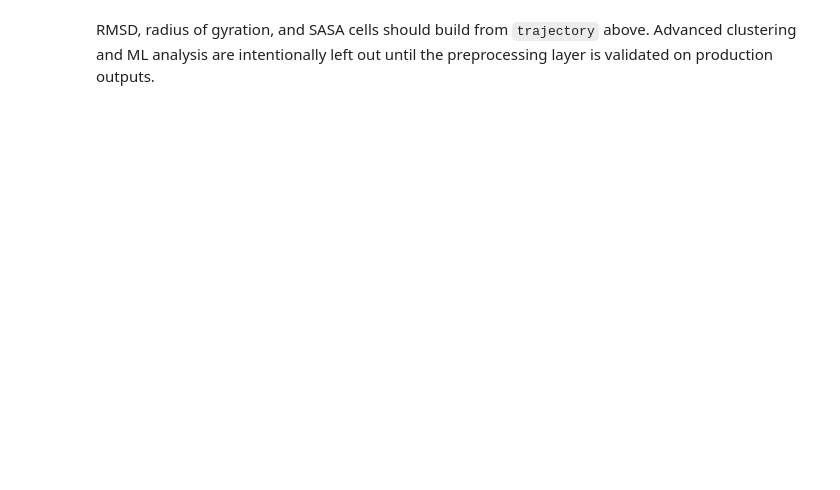
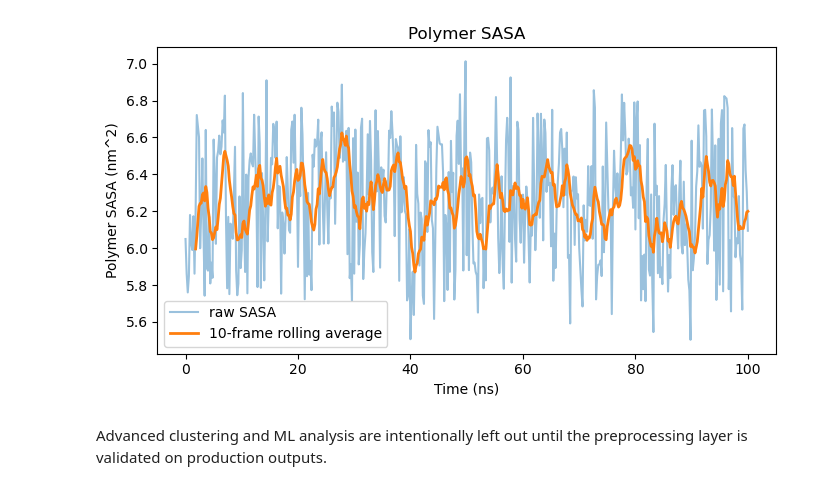
Before and after one commit to MMLabCodes/iPHAsimulatorV2, a Jupyter notebook: notebooks/09_basic_polymer_analysis.ipynb, the cells around one changed output. Cells and saved outputs as stored; diff of their text form; code cells hidden in the pictures; blank space fills up the shorter version.

```diff
--- a/notebooks/09_basic_polymer_analysis.ipynb
+++ b/notebooks/09_basic_polymer_analysis.ipynb
@@ -58,0 +70,10 @@ trajectory
+# %%
+analysis_trajectory = trajectory[::100]
+time_ns = analysis_trajectory.time / 1000.0
+
+analysis_table = pd.DataFrame({"time_ns": time_ns})
+{
+    "loaded_frames": trajectory.n_frames,
+    "analysis_frames": analysis_trajectory.n_frames,
+    "analysis_trajectory": ANALYSIS_TRAJECTORY,
+}
@@ -58,0 +138,14 @@ trajectory
+# %%
+end_to_end_pair = [[polymer_atoms[0], polymer_atoms[-1]]]
+analysis_table["end_to_end_nm"] = md.compute_distances(analysis_trajectory, end_to_end_pair)[:, 0]
+analysis_table["end_to_end_smooth_nm"] = pd.Series(analysis_table["end_to_end_nm"]).rolling(window).mean()
+
+fig, ax = plt.subplots(figsize=(7, 4))
+ax.plot(analysis_table["time_ns"], analysis_table["end_to_end_nm"], label="raw end-to-end", alpha=0.45)
+ax.plot(analysis_table["time_ns"], analysis_table["end_to_end_smooth_nm"], label=f"{window}-frame rolling average", linewidth=2)
+ax.set_xlabel("Time (ns)")
+ax.set_ylabel("End-to-end distance (nm)")
+ax.set_title("End-to-end distance")
+ax.legend()
+fig.tight_layout()
+plt.show()
@@ -59,2 +158,25 @@ trajectory
+# %%
+atom_sasa = md.shrake_rupley(
+    polymer_trajectory,
+    mode="atom",
+    n_sphere_points=960,
+)
+polymer_sasa = atom_sasa.sum(axis=1)
+polymer_sasa_smooth = pd.Series(polymer_sasa).rolling(window).mean()
+
+analysis_table["polymer_sasa_nm2"] = polymer_sasa
+analysis_table["polymer_sasa_smooth_nm2"] = polymer_sasa_smooth
+
+fig, ax = plt.subplots(figsize=(7, 4))
+ax.plot(analysis_table["time_ns"], analysis_table["polymer_sasa_nm2"], label="raw SASA", alpha=0.45)
+ax.plot(analysis_table["time_ns"], analysis_table["polymer_sasa_smooth_nm2"], label=f"{window}-frame rolling average", linewidth=2)
+ax.set_xlabel("Time (ns)")
+ax.set_ylabel("Polymer SASA (nm^2)")
+ax.set_title("Polymer SASA")
+ax.legend()
+fig.tight_layout()
+plt.show()
+# %% [output]
+[figure, added]
 # %% [markdown]
-RMSD, radius of gyration, and SASA cells should build from `trajectory` above. Advanced clustering and ML analysis are intentionally left out until the preprocessing layer is validated on production outputs.
+Advanced clustering and ML analysis are intentionally left out until the preprocessing layer is validated on production outputs.
```
Also changed, not shown: parts of 18 cells of this notebook.
